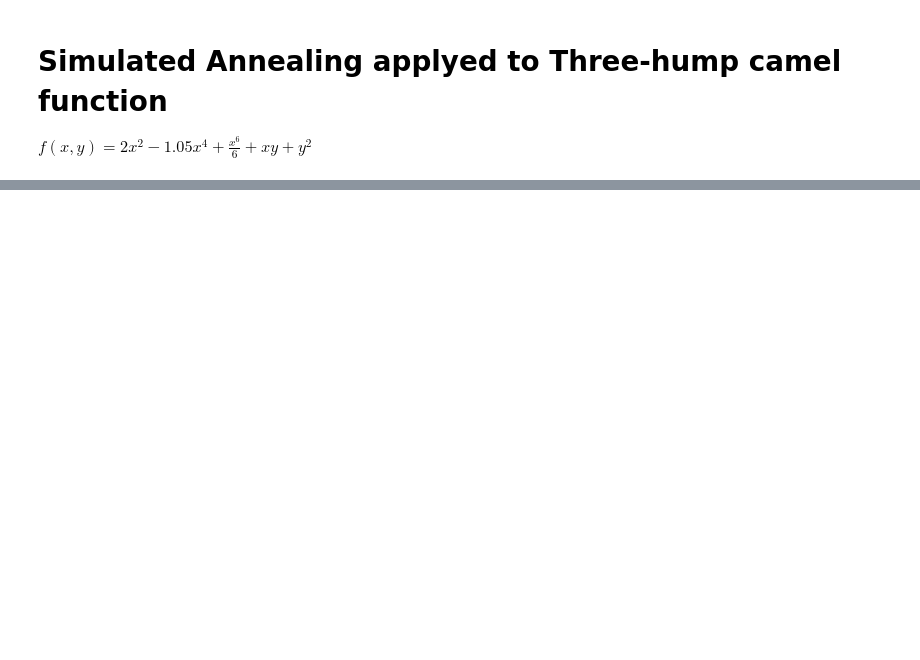
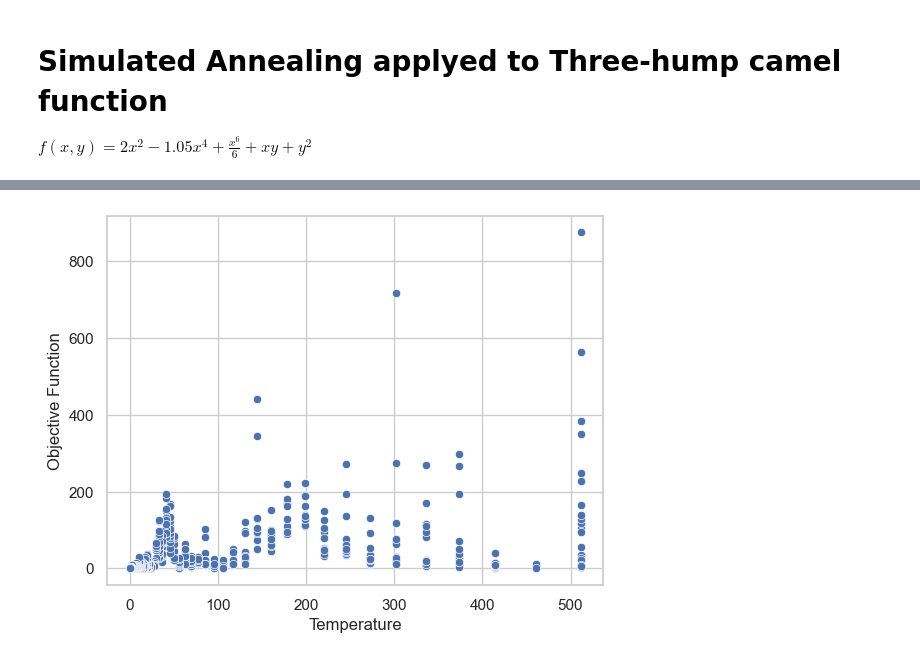
Before and after one commit to rafaelPassarinho/metaheuristcs, a Jupyter notebook: simulated-annealing.ipynb, the cells around one changed output, grey strips where cells are left out. Drawn from its saved outputs; the diff is of its cells as text; code cells hidden in the pictures; blank space fills up the shorter version.

```diff
--- a/simulated-annealing.ipynb
+++ b/simulated-annealing.ipynb
@@ -121,0 +40,73 @@ def simulated_annealing(max_iterations, initial_temp, cooling_rate):
+# %%
+import re, seaborn as sns
+
+from matplotlib import pyplot as plt
+from mpl_toolkits.mplot3d import Axes3D
+from matplotlib import cm
+
+temp = initial_temperature(0.5)
+min_temp = 0.0001
+x, y, z, temp_list = [], [], [], []
+
+current_solution = initial_solution()
+current_objective = objective_function(current_solution[0], current_solution[1])
+best_solution = current_solution
+best_objective = current_objective
+pertubations_accepted = 0
+x.append(current_solution[0])
+y.append(current_solution[1])
+z.append(current_objective)
+temp_list.append(temp)
+print(f'Initial solution: {current_solution[0]}, {current_solution[1]}\nInitial objective: {current_objective}\nInitial temperature: {temp}\n')
+while temp >= min_temp:
+    while pertubations_accepted < 25:
+        disturbance = [random.uniform(-1, 1) for _ in range(2)]
+        new_solution = [current_solution[i] + disturbance[i] for i in range(len(current_solution))]
+        new_objective = objective_function(new_solution[0], new_solution[1])
+
+        delta_e = new_objective - current_objective
+        if delta_e < 0:
+            current_solution = new_solution
+            current_objective = new_objective
+            pertubations_accepted += 1
+            if current_objective < best_objective:
+                best_solution = current_solution
+                best_objective = current_objective
+
+                x.append(current_solution[0])
+                y.append(current_solution[1])
+                z.append(current_objective)
+                temp_list.append(temp)
+        else:
+            if random.uniform(0,1) < acceptance_probability(delta_e, temp):
+                current_solution = new_solution
+                current_objective = new_objective
+                pertubations_accepted += 1
+                x.append(current_solution[0])
+                y.append(current_solution[1])
+                z.append(current_objective)
+                temp_list.append(temp)
+
+    temp = cooling_schedule(temp, 0.9)
+    pertubations_accepted = 0
+    print(f'Current solution: {current_solution[0]}, {current_solution[1]}\nCurrent objective: {current_objective}\nCurrent temperature: {temp}\n')
+
+print(f'Best solution: {best_solution[0]}, {best_solution[1]}\nBest objective: {best_objective}')
+'''fig = plt.figure(figsize=(10, 10))
+ax = Axes3D(fig, auto_add_to_figure=False)
+fig.add_axes(ax)
+
+cmap = cm.get_cmap('jet')
+
+ax.scatter(x, y, z, c=temp_list, cmap=cmap)
+ax.set_xlabel('x')
+ax.set_ylabel('y')
+ax.set_zlabel('z')
+plt.show()
+plt.savefig('simulated-annealing.png')'''
+sns.set_theme(style="whitegrid")
+ax = sns.scatterplot(x=temp_list, y=z)
+ax.set_xlabel('Temperature')
+ax.set_ylabel('Objective Function')
+plt.savefig('simulated-annealing1.png')
+# %% [output]
@@ -121,0 +130 @@ def simulated_annealing(max_iterations, initial_temp, cooling_rate):
+[figure, added]
```
Also changed, not shown: parts of 3 cells of this notebook.
